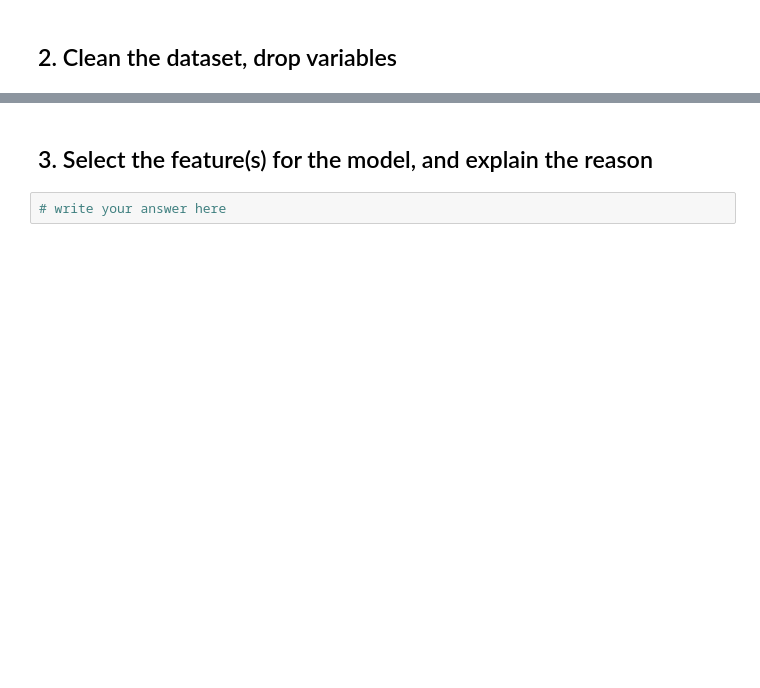
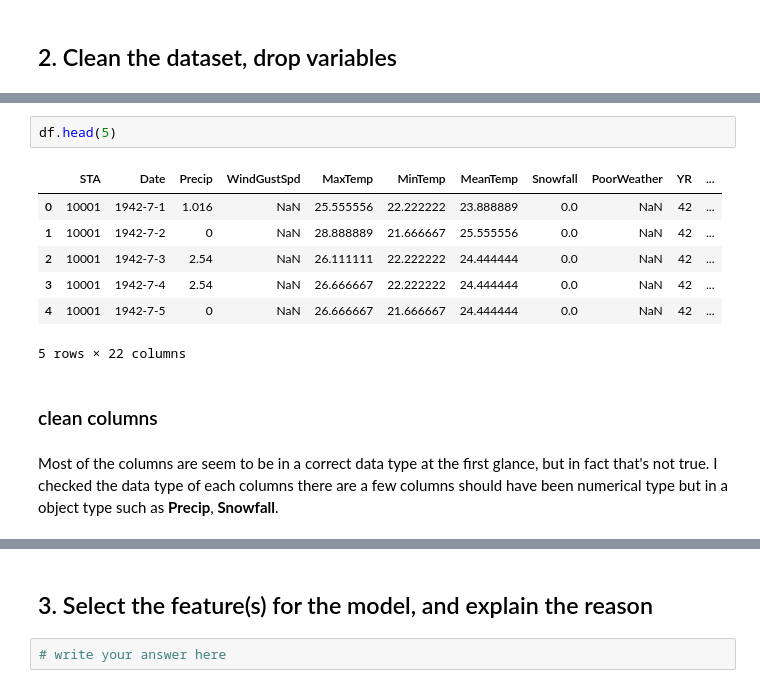
Before and after one commit to wyan170/Phase2_project, a Jupyter notebook: data-science/2. Machine Learning Project/part2_submission.ipynb, the cells around one changed output, grey strips where cells are left out. Saved outputs shown, nothing was run; the diff lists cells and outputs as text; blank space fills up the shorter version.

```diff
--- a/data-science/2. Machine Learning Project/part2_submission.ipynb
+++ b/data-science/2. Machine Learning Project/part2_submission.ipynb
@@ -6,0 +45,14 @@
+# %%
+df.head(5)
+# %% [output]
+|  | STA | Date | Precip | WindGustSpd | MaxTemp | MinTemp | MeanTemp | Snowfall | PoorWeather | YR | ... |
+| 0 | 10001 | 1942-7-1 | 1.016 | NaN | 25.555556 | 22.222222 | 23.888889 | 0.0 | NaN | 42 | ... |
+| 1 | 10001 | 1942-7-2 | 0 | NaN | 28.888889 | 21.666667 | 25.555556 | 0.0 | NaN | 42 | ... |
+| 2 | 10001 | 1942-7-3 | 2.54 | NaN | 26.111111 | 22.222222 | 24.444444 | 0.0 | NaN | 42 | ... |
+| 3 | 10001 | 1942-7-4 | 2.54 | NaN | 26.666667 | 22.222222 | 24.444444 | 0.0 | NaN | 42 | ... |
+| 4 | 10001 | 1942-7-5 | 0 | NaN | 26.666667 | 21.666667 | 24.444444 | 0.0 | NaN | 42 | ... |
+5 rows × 22 columns
+# %% [markdown]
+### clean columns
+# %% [markdown]
+Most of the columns are seem to be in a correct data type at the first glance, but in fact that's not true. I checked the data type of each columns there are a few columns should have been numerical type but in a object type such as **Precip**, **Snowfall**.
```
Also changed, not shown: parts of 12 cells of this notebook.
